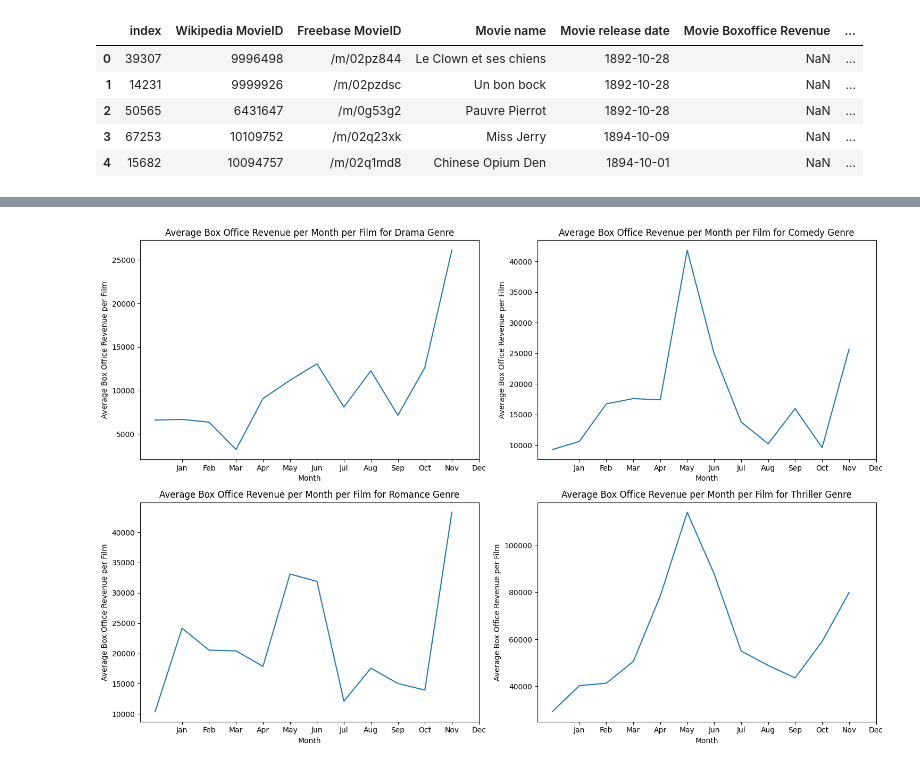
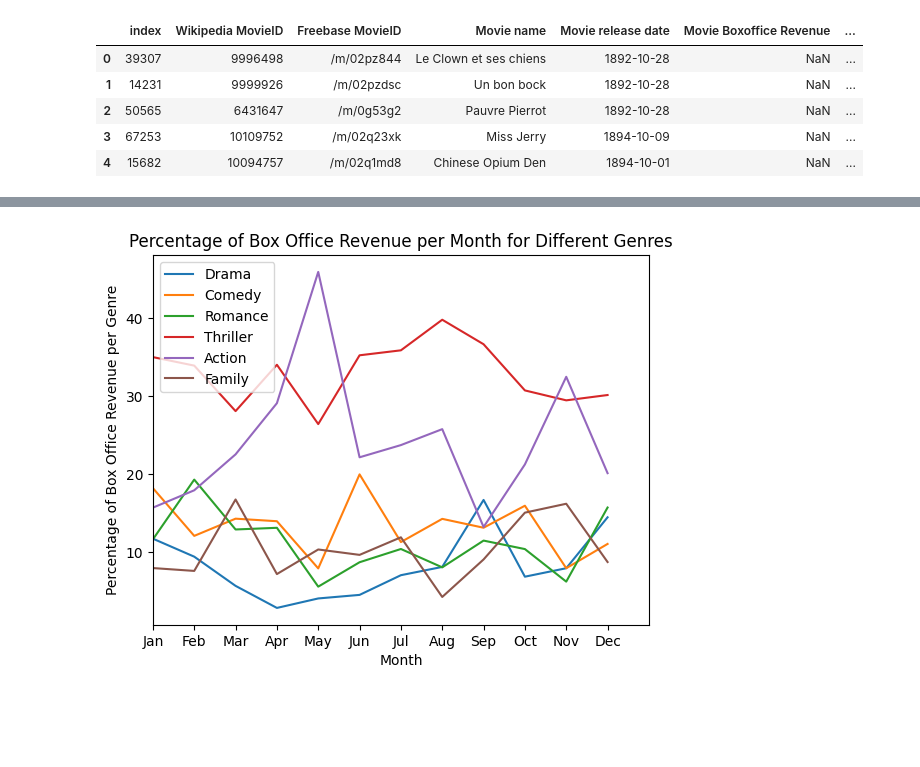
Before and after one commit to epfl-ada/ada-2023-project-dat4k, a Jupyter notebook: boxoffice.ipynb, the cells around one changed output, grey strips where cells are left out. Saved outputs shown, nothing was run; the diff lists cells and outputs as text; code cells hidden in the pictures; blank space fills up the shorter version.

```diff
--- a/boxoffice.ipynb
+++ b/boxoffice.ipynb
@@ -304,45 +306,39 @@ plt.legend()
 # %%
 # group the data by month and year and genre, and sum the box office revenue for each group
-monthly_revenue_drama2 = drama_genres.groupby([drama_genres['Movie release Year'], drama_genres['Movie release date'].str[5:7]])['Movie Boxoffice Revenue'].sum()
-monthly_revenue_comedy2 = comedy_genres.groupby([comedy_genres['Movie release Year'], comedy_genres['Movie release date'].str[5:7]])['Movie Boxoffice Revenue'].sum()
-monthly_revenue_romance2 = romance_genres.groupby([romance_genres['Movie release Year'], romance_genres['Movie release date'].str[5:7]])['Movie Boxoffice Revenue'].sum()
-monthly_revenue_thriller2 = thriller_genres.groupby([thriller_genres['Movie release Year'], thriller_genres['Movie release date'].str[5:7]])['Movie Boxoffice Revenue'].sum()
+monthly_revenue_drama2 = drama_genres.groupby([drama_genres['Movie release date'].str[5:7]])['Movie Boxoffice Revenue'].sum()
+monthly_revenue_comedy2 = comedy_genres.groupby([comedy_genres['Movie release date'].str[5:7]])['Movie Boxoffice Revenue'].sum()
+monthly_revenue_romance2 = romance_genres.groupby([romance_genres['Movie release date'].str[5:7]])['Movie Boxoffice Revenue'].sum()
+monthly_revenue_thriller2 = thriller_genres.groupby([thriller_genres['Movie release date'].str[5:7]])['Movie Boxoffice Revenue'].sum()
+monthly_revenue_action2 = action_genres.groupby([action_genres['Movie release date'].str[5:7]])['Movie Boxoffice Revenue'].sum()
+monthly_revenue_family2 = family_genres.groupby([family_genres['Movie release date'].str[5:7]])['Movie Boxoffice Revenue'].sum()
 
+# Calculate the total box office for each month
+total = monthly_revenue_drama2 + monthly_revenue_comedy2 + monthly_revenue_romance2 + monthly_revenue_thriller2 + monthly_revenue_action2 + monthly_revenue_family2
 
-# calculate the average revenue per month per movie
-average_monthly_revenue_drama2 = monthly_revenue_drama2.groupby(level=1).mean() / len(drama_genres.groupby([drama_genres['Movie release Year'], drama_genres['Movie release date'].str[5:7]])['Movie Boxoffice Revenue'])
-average_monthly_revenue_comedy2 = monthly_revenue_comedy2.groupby(level=1).mean() / len(comedy_genres.groupby([comedy_genres['Movie release Year'], comedy_genres['Movie release date'].str[5:7]])['Movie Boxoffice Revenue'])
-average_monthly_revenue_romance2 = monthly_revenue_romance2.groupby(level=1).mean() / len(romance_genres.groupby([romance_genres['Movie release Year'], romance_genres['Movie release date'].str[5:7]])['Movie Boxoffice Revenue'])
-average_monthly_revenue_thriller2 = monthly_revenue_thriller2.groupby(level=1).mean() / len(thriller_genres.groupby([thriller_genres['Movie release Year'], thriller_genres['Movie release date'].str[5:7]])['Movie Boxoffice Revenue'])
+# Calculate the average revenue per month per movie
+average_monthly_revenue_drama2 = monthly_revenue_drama2.groupby(level=0).mean() / total*100
+average_monthly_revenue_comedy2 = monthly_revenue_comedy2.groupby(level=0).mean() / total*100
+average_monthly_revenue_romance2 = monthly_revenue_romance2.groupby(level=0).mean() / total*100
+average_monthly_revenue_thriller2 = monthly_revenue_thriller2.groupby(level=0).mean() / total*100
+average_monthly_revenue_action2 = monthly_revenue_action2.groupby(level=0).mean() / total*100
+average_monthly_revenue_family2 = monthly_revenue_family2.groupby(level=0).mean() / total*100
 
 # plot the data
-fig, axs = plt.subplots(2, 2, figsize=(15,10))
+plt.plot(average_monthly_revenue_drama2, label='Drama')
+plt.plot(average_monthly_revenue_comedy2, label='Comedy')
+plt.plot(average_monthly_revenue_romance2, label='Romance')
+plt.plot(average_monthly_revenue_thriller2, label='Thriller')
+plt.plot(average_monthly_revenue_action2, label='Action')
+plt.plot(average_monthly_revenue_family2, label='Family')
 
-average_monthly_revenue_drama2.plot(ax=axs[0, 0], kind='line', title='Average Box Office Revenue per Month per Film for Drama Genre')
-axs[0, 0].set_xlabel('Month')
-axs[0, 0].set_ylabel('Average Box Office Revenue per Film')
-axs[0, 0].set_xticks(range(1, 13))
-axs[0, 0].set_xticklabels(['Jan', 'Feb', 'Mar', 'Apr', 'May', 'Jun', 'Jul', 'Aug', 'Sep', 'Oct', 'Nov', 'Dec'])
+plt.xlabel('Month')
+plt.ylabel('Percentage of Box Office Revenue per Genre')
+plt.xticks(range(0,12 ), ['Jan', 'Feb', 'Mar', 'Apr', 'May', 'Jun', 'Jul', 'Aug', 'Sep', 'Oct', 'Nov', 'Dec'])
+plt.title('Percentage of Box Office Revenue per Month for Different Genres')
+plt.legend()
 
-average_monthly_revenue_comedy2.plot(ax=axs[0, 1], kind='line', title='Average Box Office Revenue per Month per Film for Comedy Genre')
-axs[0, 1].set_xlabel('Month')
-axs[0, 1].set_ylabel('Average Box Office Revenue per Film')
-axs[0, 1].set_xticks(range(1, 13))
-axs[0, 1].set_xticklabels(['Jan', 'Feb', 'Mar', 'Apr', 'May', 'Jun', 'Jul', 'Aug', 'Sep', 'Oct', 'Nov', 'Dec'])
+plt.xlim(0, 12)
 
-average_monthly_revenue_romance2.plot(ax=axs[1, 0], kind='line', title='Average Box Office Revenue per Month per Film for Romance Genre')
-axs[1, 0].set_xlabel('Month')
-axs[1, 0].set_ylabel('Average Box Office Revenue per Film')
-axs[1, 0].set_xticks(range(1, 13))
-axs[1, 0].set_xticklabels(['Jan', 'Feb', 'Mar', 'Apr', 'May', 'Jun', 'Jul', 'Aug', 'Sep', 'Oct', 'Nov', 'Dec'])
-
-average_monthly_revenue_thriller2.plot(ax=axs[1, 1], kind='line', title='Average Box Office Revenue per Month per Film for Thriller Genre')
-axs[1, 1].set_xlabel('Month')
-axs[1, 1].set_ylabel('Average Box Office Revenue per Film')
-axs[1, 1].set_xticks(range(1, 13))
-axs[1, 1].set_xticklabels(['Jan', 'Feb', 'Mar', 'Apr', 'May', 'Jun', 'Jul', 'Aug', 'Sep', 'Oct', 'Nov', 'Dec'])
-
-plt.tight_layout()
 plt.show()
 # %% [output]
-[figure, old version]
+[figure, new version]
```
Also changed, not shown: parts of 7 cells of this notebook.
